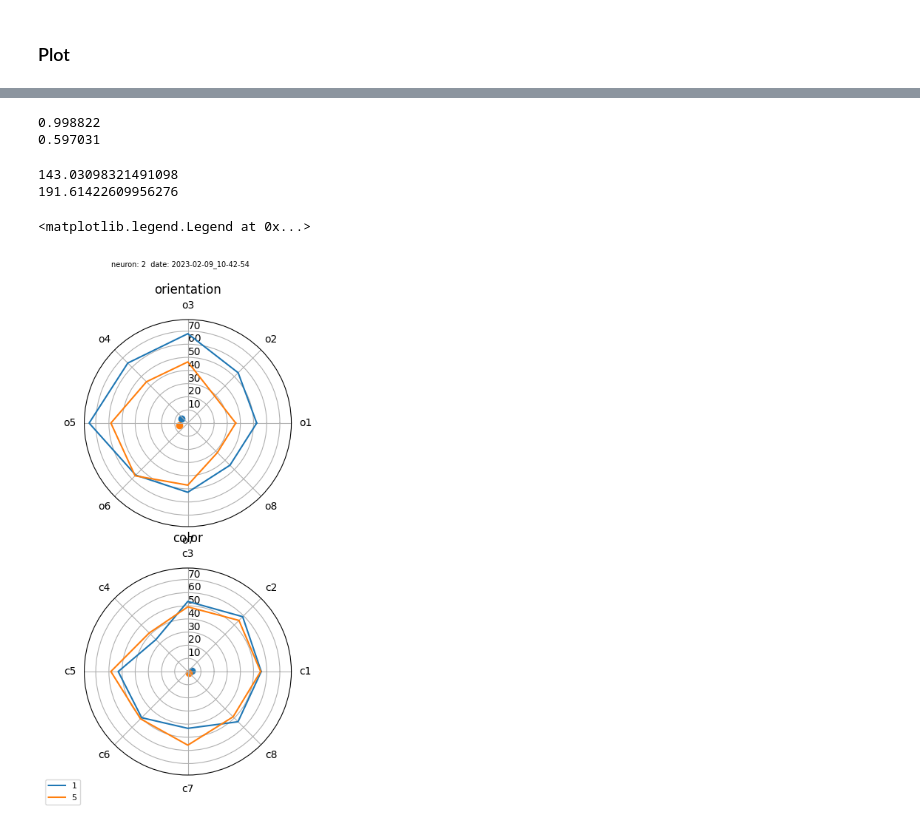
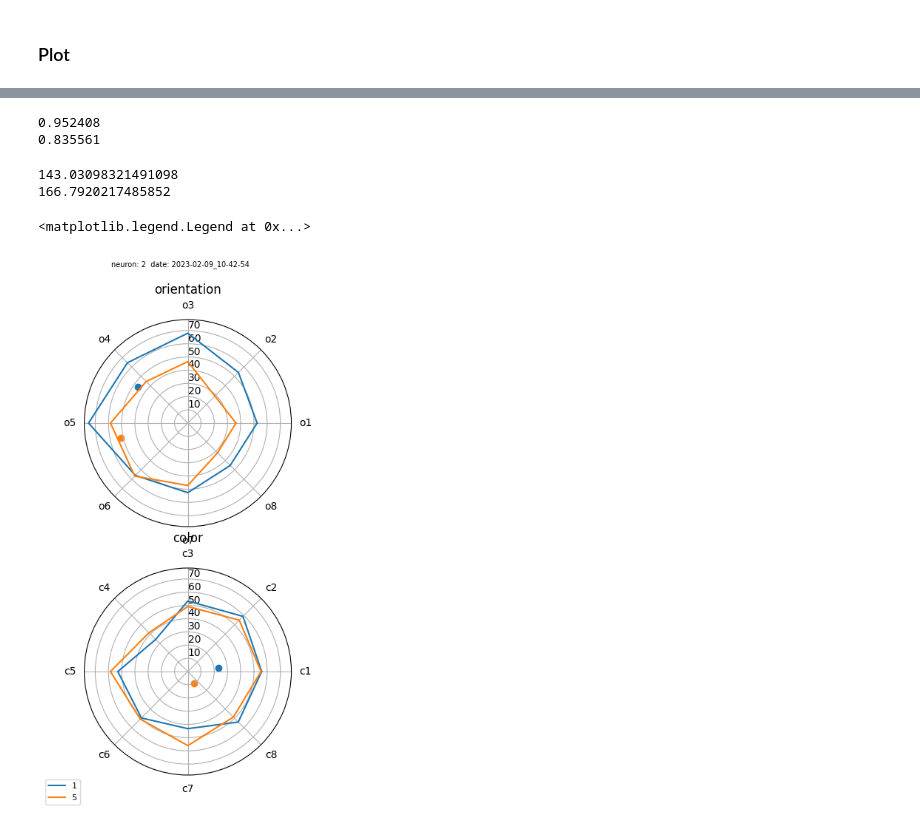
Before and after one commit to Ibos-lab/EphysVibe, a Jupyter notebook: examples/tuning_neuron.ipynb, the cells around one changed output, grey strips where cells are left out. Drawn from its saved outputs; the diff is of its cells as text; code cells hidden in the pictures.

```diff
--- a/examples/tuning_neuron.ipynb
+++ b/examples/tuning_neuron.ipynb
@@ -100,7 +100,7 @@ def get_null_vector_from_samples(trials_fr,min_n_trials,seed:int=1,n_iterations:
             fr = np.random.choice(all_sample1, size=min_n_trials[i_num], replace=True, p=None)
 
             mean_resp[i_num] = circular_stats.mean_vector(fr, [stim_angle[i_num]]*len(fr))
-        mean_select.append(circular_stats.mean_vector(mean_resp[:,0], mean_resp[:,1]) )
+        mean_select.append(circular_stats.direction_vector(mean_resp[:,0], mean_resp[:,1]) )
     mean_select=np.array(mean_select)
     return mean_select
 # %%
@@ -116,7 +116,7 @@ def select_rand_trials_from_samples(trials_fr,min_n_trials,seed:int=1,n_iteratio
         for i_num,i_stim in enumerate(stim_num):
             fr = np.random.choice(trials_fr[i_num], size=min_n_trials[i_num], replace=True, p=None)
             mean_resp[i_num] = circular_stats.mean_vector(fr, [stim_angle[i_num]]*len(fr))
-        mean_select.append(circular_stats.mean_vector(mean_resp[:,0], mean_resp[:,1]) )
+        mean_select.append(circular_stats.direction_vector(mean_resp[:,0], mean_resp[:,1]) )
     mean_select=np.array(mean_select)
     return mean_select
 # %% [markdown]
@@ -1044,14 +1044,14 @@ p_value_toward_c = 1-np.sum(diff<0)/len(diff)
 print(p_value_away_o)
 print(p_value_away_c)
 # %% [output]
-0.998822
-0.597031
+0.952408
+0.835561
 # %%
 print(np.mean(pref_dir_o1_0))
 print(np.mean(pref_dir_o5_0))
 # %% [output]
 143.03098321491098
-191.61422609956276
+166.7920217485852
 # %%
 stim_angle = np.array([0,45,90,135,180,225,270,315]) * np.pi/180
 min_n_trials = np.min(n_trials,axis=1).astype(int)
@@ -1063,32 +1063,32 @@ for trial_avg,feature in zip([o1_trial_avg,o5_trial_avg,c1_trial_avg,c5_trial_av
         mean_null = np.zeros((2,2))
         mean_select = np.zeros((2,2))
         mean_resp = np.zeros((8,3))
     else:
         mean_select=[]
         mean_resp = np.zeros((8,3))
         for i_num in range(8):
             fr = trial_avg[i_num]
             mean_resp[i_num] = [np.mean(fr),np.std(fr),stim_angle[i_num]]
-    dir_vector.append(circular_stats.mean_vector(mean_resp[:,0], mean_resp[:,2]))
+    dir_vector.append(circular_stats.direction_vector(mean_resp[:,0], mean_resp[:,2]))
     all_mean_resp.append(mean_resp)
 fig,(ax1,ax2) = plt.subplots(2,1,figsize=(8,8),sharey=True,subplot_kw={'projection': 'polar'})
 for i,(ax, feature)in enumerate(zip([ax1,ax1,ax2,ax2],['o1','o5','c1','c5'])):
     ax.set_rlabel_position(90)
     mean_angle = np.concatenate([all_mean_resp[i][:,2],[all_mean_resp[i][0,2]]])
     mean_fr = np.concatenate([all_mean_resp[i][:,0],[all_mean_resp[i][0,0]]])
     ax.plot(mean_angle, mean_fr ,label=['1','5','1','5'][i])
     ax.scatter(dir_vector[i][1],dir_vector[i][0])
     title = 'color'
 
     if feature in ['o1','o5']:
         title = 'orientation'
 
     #ax.plot(all_mean_resp[i][:,2],all_mean_resp[i][:,0]+all_mean_resp[i][:,1],label='std')
     ax.set_title(title)
 ax1.set_xticklabels(['o1','o2','o3','o4','o5','o6','o7','o8'])
 ax2.set_xticklabels(['c1','c2','c3','c4','c5','c6','c7','c8'])
 fig.suptitle('neuron: %d  date: %s'%(i_neuron,date),fontsize=7)
 plt.legend(loc='upper right', bbox_to_anchor=(0, 0), prop={'size': 8})
 # %% [output]
 <matplotlib.legend.Legend at 0x...>
-[figure, old version]
+[figure, new version]
```
Also changed, not shown: parts of 1 cell of this notebook, 4 other files.
